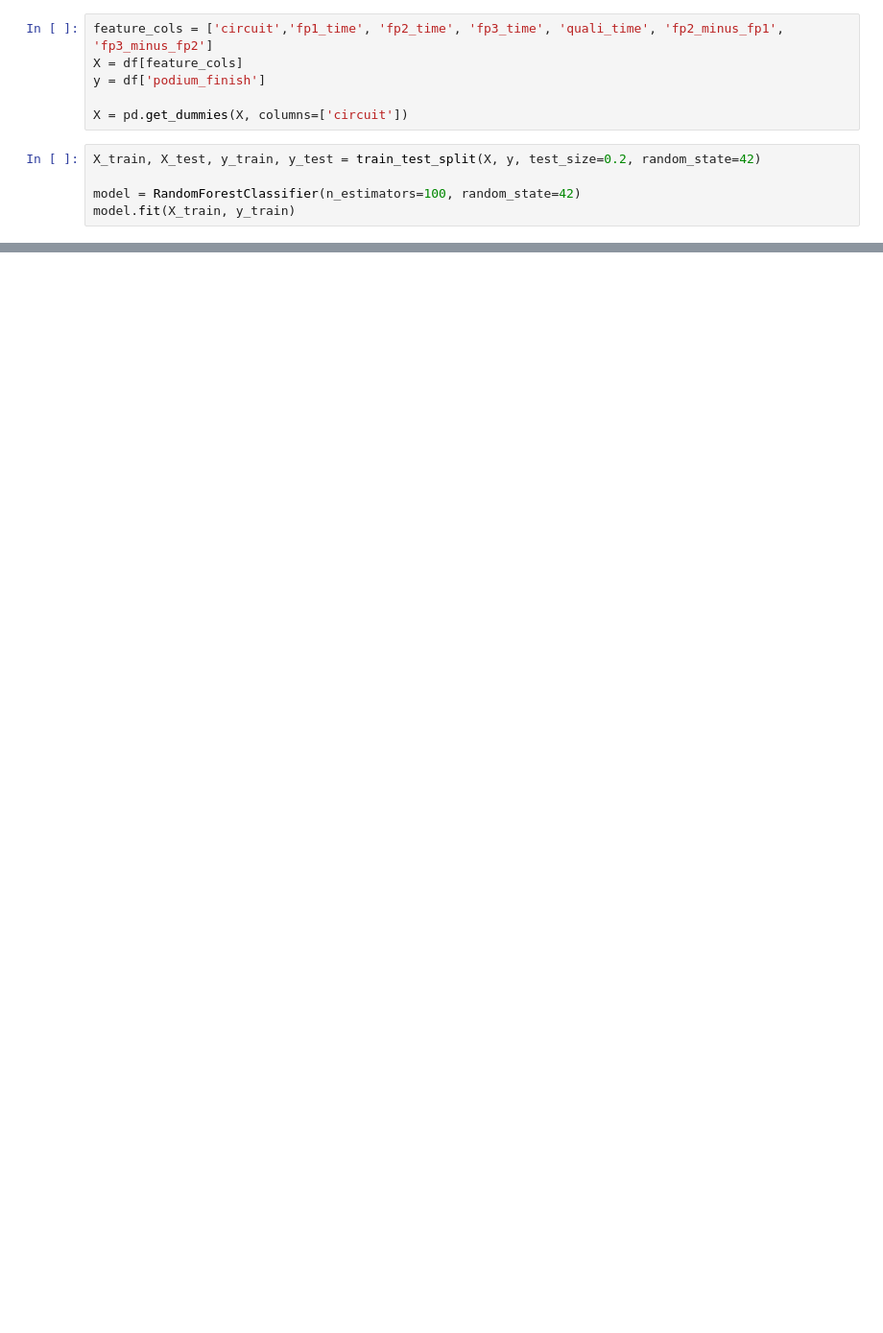
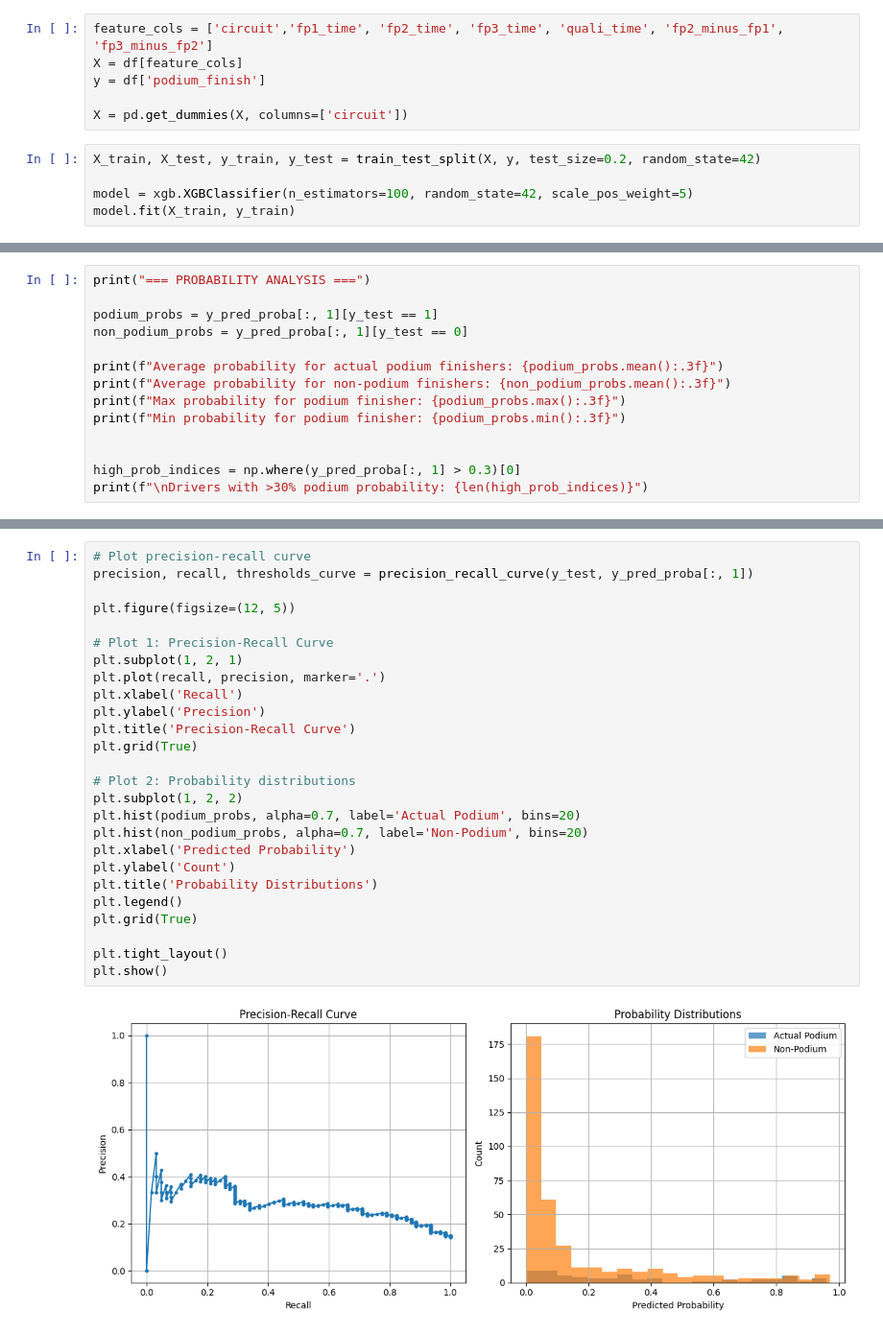
Before and after one commit to Colton2moth/F1-Race-Predictor, a Jupyter notebook: src/model_training.ipynb, the cells around one changed output, grey strips where cells are left out. Shown at 96% size. Drawn from its saved outputs; the diff is of its cells as text; blank space fills up the shorter version.

Commit message:
Small fixes to model, recall improved to 30%

```diff
--- a/src/model_training.ipynb
+++ b/src/model_training.ipynb
@@ -14,6 +16,6 @@ X = pd.get_dummies(X, columns=['circuit'])
 # %%
 X_train, X_test, y_train, y_test = train_test_split(X, y, test_size=0.2, random_state=42)
 
-model = RandomForestClassifier(n_estimators=100, random_state=42)
+model = xgb.XGBClassifier(n_estimators=100, random_state=42, scale_pos_weight=5)
 model.fit(X_train, y_train)
 # %% [output]
@@ -32,0 +74,14 @@ weighted avg       0.82      0.85      0.82       434
+# %%
+print("=== PROBABILITY ANALYSIS ===")
+
+podium_probs = y_pred_proba[:, 1][y_test == 1]
+non_podium_probs = y_pred_proba[:, 1][y_test == 0]
+
+print(f"Average probability for actual podium finishers: {podium_probs.mean():.3f}")
+print(f"Average probability for non-podium finishers: {non_podium_probs.mean():.3f}")
+print(f"Max probability for podium finisher: {podium_probs.max():.3f}")
+print(f"Min probability for podium finisher: {podium_probs.min():.3f}")
+
+
+high_prob_indices = np.where(y_pred_proba[:, 1] > 0.3)[0]
+print(f"\nDrivers with >30% podium probability: {len(high_prob_indices)}")
@@ -32,0 +96,28 @@ weighted avg       0.82      0.85      0.82       434
+# %%
+# Plot precision-recall curve
+precision, recall, thresholds_curve = precision_recall_curve(y_test, y_pred_proba[:, 1])
+
+plt.figure(figsize=(12, 5))
+
+# Plot 1: Precision-Recall Curve
+plt.subplot(1, 2, 1)
+plt.plot(recall, precision, marker='.')
+plt.xlabel('Recall')
+plt.ylabel('Precision')
+plt.title('Precision-Recall Curve')
+plt.grid(True)
+
+# Plot 2: Probability distributions
+plt.subplot(1, 2, 2)
+plt.hist(podium_probs, alpha=0.7, label='Actual Podium', bins=20)
+plt.hist(non_podium_probs, alpha=0.7, label='Non-Podium', bins=20)
+plt.xlabel('Predicted Probability')
+plt.ylabel('Count')
+plt.title('Probability Distributions')
+plt.legend()
+plt.grid(True)
+
+plt.tight_layout()
+plt.show()
+# %% [output]
+[figure, added]
```
Also changed, not shown: parts of 5 cells of this notebook, 3 other files.
